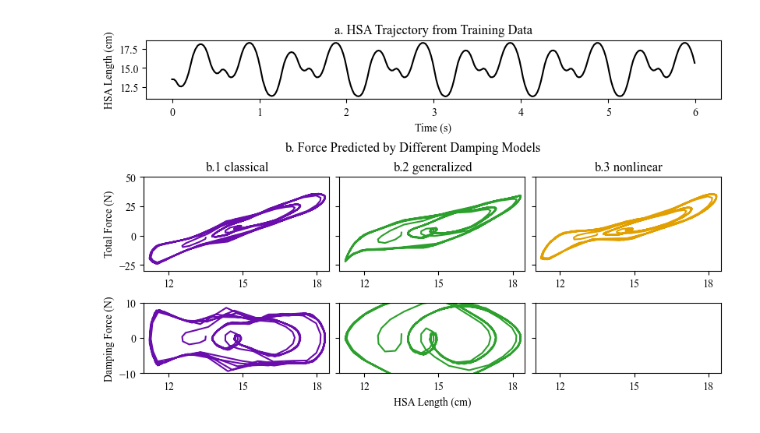
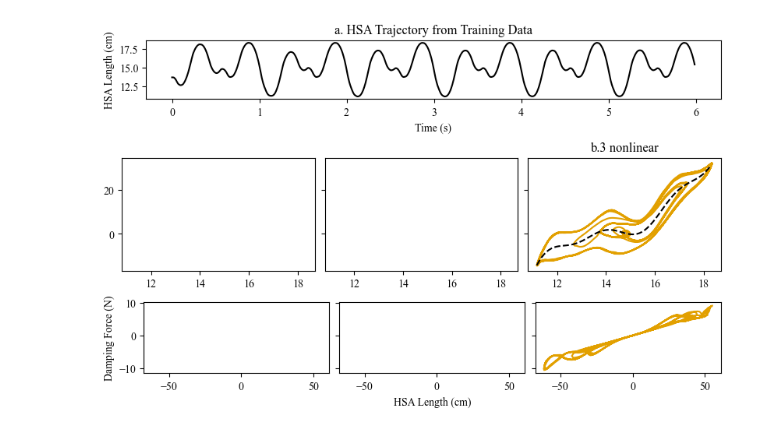
Before and after one commit to JGSuw/hsa_hopper_control, a Jupyter notebook: notebooks/hsa_model_analysis.ipynb, the cells around one changed output. Saved outputs shown, nothing was run; the diff lists cells and outputs as text; code cells hidden in the pictures.

```diff
--- a/notebooks/hsa_model_analysis.ipynb
+++ b/notebooks/hsa_model_analysis.ipynb
@@ -134,0 +168,3 @@ for idx, filename in hop_files:
+# %%
+df = hopping['data'][3][6]
+plt.plot(df['l'],df['xdot']*df['dldx'])
@@ -260,3 +317,11 @@ def governing_equation_lstsq(model):
     result.bic = result.sample_size*np.log(result.mse)+result.num_params*np.log(result.sample_size)
     result.errors = A@(SCALE*result.x)-b
     return result
+# %%
+linear_model = LinearModel(0,0,0)
+y_c = y_d = np.zeros((0,0))
+w_c = w_d = np.zeros(0)
+model = HSAModel(w_c,y_c,w_d,y_d,1,1,linear_model)
+linear_result = governing_equation_lstsq(model)
+print(linear_result)
+print(linear_result.model.linear.attribute_dict())
@@ -653,19 +639,22 @@ supfig = plt.figure(layout='constrained', figsize=(8,5))
 figs = supfig.subfigures(nrows=3,ncols=1,height_ratios=([.3,.4,.3]))
 
 # get data from HSA characterization
-idx = 1
-df = characterization['data'][idx]
-psi_idx = i = 0
-psi = df['psi'].to_numpy()[0]
-l = df['l'].to_numpy()
-ldot = df['ldot'].to_numpy()
-t = df['t'].to_numpy()
-l_min = np.min(l[i])
-l_max = np.max(l[i])
-l_linspace = np.arange(l_min, l_max, .005)
-model1 = classical_spring[3].model
-model2 = classical_damping[3].model
-model3 = generalized[3].model
+decimate = 2
+hop_idx = 0
+char_idx = 2
+# df = hopping['data'][hop_idx][5]
+df = characterization['data'][char_idx]
+psi = df['psi'].to_numpy()[0]-0*np.pi/180
+print(psi*180/np.pi)
+l = df['l'].to_numpy()[::decimate]
+xdot = df['xdot'].to_numpy()[::decimate]
+dldx = df['dldx'].to_numpy()[::decimate]
+ldot = dldx*xdot
+t = df['t'].to_numpy()[::decimate]
+l_min = np.min(l)
+l_max = np.max(l)
+l_linspace = np.arange(l_min, l_max, .001)
+model3 = generalized[-1].model
 
 # plot trajectory of training data
 axstop = figs[0].subplots()
@@ -677,52 +666,25 @@ axstop.set_title('a. HSA Trajectory from Training Data')
 
 # calculate elastic force and plot in 1x3 subfig with sharex and sharey
 axsmid = figs[1].subplots(1,3,sharex=True,sharey=True)
-elastic_force1 = np.array([model1.dV([l[i],psi]) for i in range(len(l))])
-damp_force1 = np.array([model1.dR([l[i],psi],[ldot[i],0]) for i in range(len(l))])
-elastic_force_dashed1 = np.array([model1.dV([_l,psi]) for _l in l_linspace])
-axsmid[0].plot(100*l,elastic_force1+damp_force1,color='C0')
-axsmid[0].plot(100*l_linspace,elastic_force_dashed1,color='black', linestyle='dashed')
-axsmid[0].set_title('b.1 classical')
-figs[1].suptitle('b. Force Predicted by Different Damping Models')
-
-elastic_force2 = np.array([model2.dV([l[i],psi]) for i in range(len(l))])
-damp_force2 = np.array([model2.dR([l[i],psi],[ldot[i],0]) for i in range(len(l))])
-elastic_force_dashed2 = np.array([model2.dV([_l,psi]) for _l in l_linspace])
-axsmid[1].plot(100*l,elastic_force2+damp_force2,color='C1')
-axsmid[1].plot(100*l_linspace,elastic_force_dashed2,color='black', linestyle='dashed')
-axsmid[1].set_title('b.2 generalized')
 
 elastic_force3 = np.array([model3.dV([l[i],psi]) for i in range(len(l))])
-damp_force3 = np.array([model3.dR([l[i],psi],[ldot[i],0]) for i in range(len(l))])
+damp_force3 = np.array([model3.dR([l[i],psi],np.array([ldot[i],0])) for i in range(len(l))])
 elastic_force_dashed3 = np.array([model3.dV([_l,psi]) for _l in l_linspace])
 axsmid[2].plot(100*l,elastic_force3+damp_force3,color='C2')
 axsmid[2].plot(100*l_linspace,elastic_force_dashed3,color='black', linestyle='dashed')
 axsmid[2].set_title('b.3 nonlinear')
-axsmid[0].set_ylim(-30,50)
-axsmid[0].set_yticks([-25,0,25,50])
-axsmid[0].set_ylabel('Total Force (N)')
-axsmid[0].set_xticks([12,15,18])
-axsmid[0].set_xlim((11,18.5))
+# axsmid[0].set_ylim(-30,50)
+# axsmid[0].set_yticks([-25,0,25,50])
+# axsmid[0].set_ylabel('Total Force (N)')
+# axsmid[0].set_xticks([12,15,18])
+# axsmid[0].set_xlim((11,18.5))
 
 # now damping force plots
 axsbot = figs[2].subplots(1,3,sharex=True,sharey=True)
-axsbot[0].plot(100*l,damp_force1,color='C0')
-axsbot[1].plot(100*l,damp_force2,color='C1')
-axsbot[2].plot(100*l,damp_force3,color='C2')
+axsbot[2].plot(100*ldot,damp_force3,color='C2')
 axsbot[1].set_xlabel('HSA Length (cm)')
 axsbot[0].set_ylabel('Damping Force (N)')
-axsbot[0].set_ylim(-10,10)
-axsbot[0].set_xticks([12,15,18])
-axsbot[0].set_xlim((11,18.5))
-
-# axsfinal = figs[3].subplots(1,3,sharex=True,sharey=True)
-# errors1 = classical_models[3].errors
-# errors2 = generalized_models[3].errors
-# errors3 = nonlinear_models[3].errors
-# all_errors = np.hstack((errors1,errors2,errors3))
-# sigma = np.std(all_errors)
-# rv_params1 = norm.fit(errors1)
-# axsfinal[0].hist(errors1, range=(-3*sigma,3*sigma), bins=20, density=True)
-# axsfinal[1].hist(errors2, range=(-3*sigma,3*sigma), bins=20, density=True)
-# axsfinal[2].hist(errors3, range=(-3*sigma,3*sigma), bins=20, density=True)
+# axsbot[0].set_ylim(-10,10)
+# axsbot[0].set_xticks([12,15,18])
+# axsbot[0].set_xlim((11,18.5))
 # %% [output]
@@ -730 +693 @@ axsbot[0].set_xlim((11,18.5))
-[figure, old version]
+[figure, new version]
```
Also changed, not shown: parts of 28 cells of this notebook, 3 other files.
